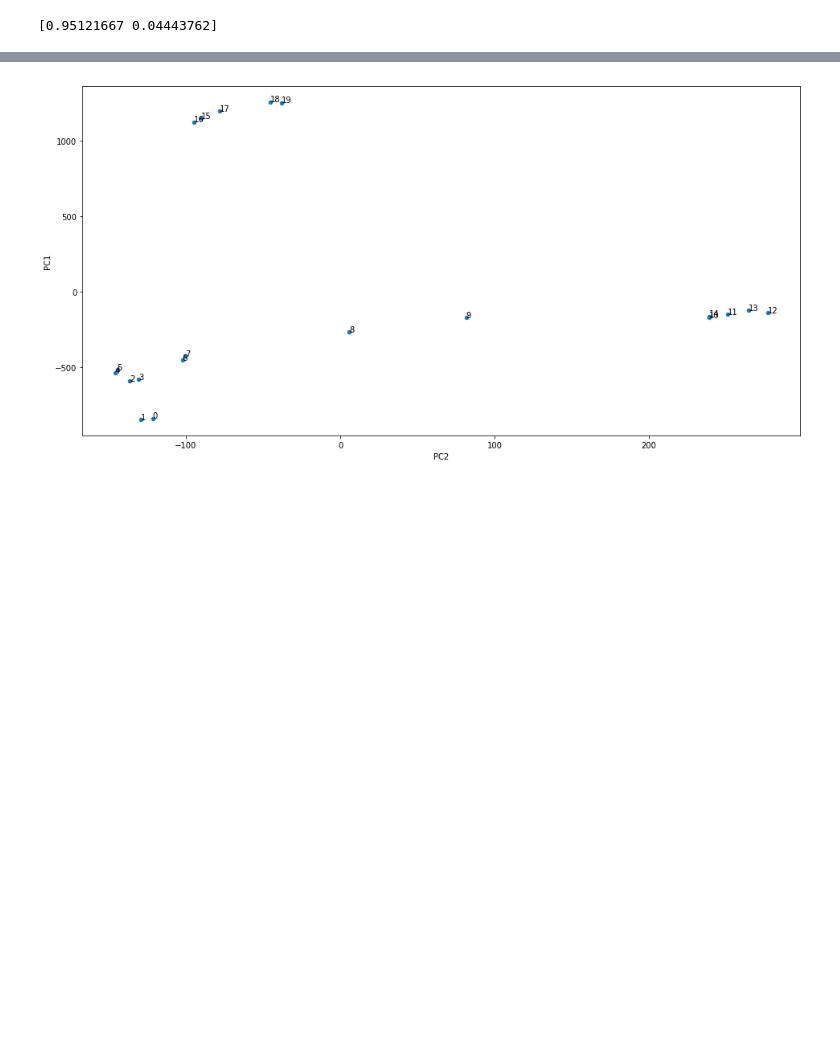
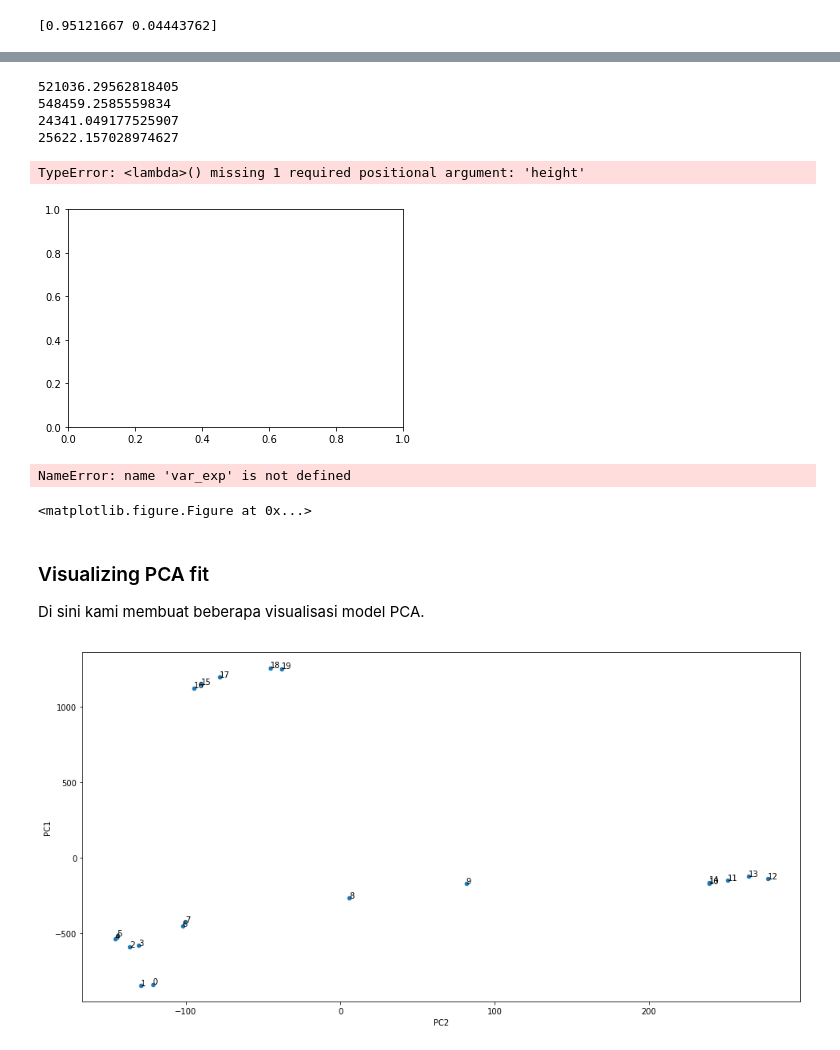
Before and after one commit to dasaptaerwin/iigw2018, a Jupyter notebook: IIGW2018.ipynb, the cells around one changed output, grey strips where cells are left out. Saved outputs shown, nothing was run; the diff lists cells and outputs as text; code cells hidden in the pictures; blank space fills up the shorter version.

```diff
--- a/IIGW2018.ipynb
+++ b/IIGW2018.ipynb
@@ -167,3 +182,7 @@ Di sini kita mencoba menggunakan dua analisis multivariabel, Principal Component
+# %%
+# scaling the dataset
+standardisedX = scale(df_cor) # scale() from sklearn
+standardisedX = pd.DataFrame(standardisedX, index=df_cor.index, columns=df_cor.columns)
 # %%
 from sklearn.decomposition import PCA
 pca = PCA(n_components=2, svd_solver='full')
@@ -181,3 +213,48 @@ print(pca.explained_variance_ratio_)
+# %%
+X_transformed = pca.fit_transform(df_cor)
+
+# We center the data and compute the sample covariance matrix.
+df_cor_centered = df_cor - np.mean(df_cor, axis=0)
+cov_matrix = np.dot(df_cor_centered.T, df_cor_centered) / 20
+eigenvalues = pca.explained_variance_
+for eigenvalue, eigenvector in zip(eigenvalues, pca.components_):
+    print(np.dot(eigenvector.T, np.dot(cov_matrix, eigenvector)))
+    print(eigenvalue)
+# %% [output]
+521036.29562818405
+548459.2585559834
+24341.049177525907
+25622.157028974627
+# %%
+type(eigenvalue)
+s = pd.Series(eigenvalue, index=[1,2,3,4])
+s = pd.DataFrame(s)
+plt.bar(s)
+# %% [output]
+TypeError: <lambda>() missing 1 required positional argument: 'height'
+[figure, added]
+# %%
+
+
+# plotting eigenvalues
+
+with plt.style.context('seaborn-whitegrid'):
+    plt.figure(figsize=(6, 4))
+
+    plt.bar(range(4), var_exp, alpha=0.5, align='center',
+            label='individual explained variance')
+    plt.step(range(4), cum_var_exp, where='mid',
+             label='cumulative explained variance')
+    plt.ylabel('Explained variance ratio')
+    plt.xlabel('Principal components')
+    plt.legend(loc='best')
+    plt.tight_layout()
+# %% [output]
+NameError: name 'var_exp' is not defined
+<matplotlib.figure.Figure at 0x...>
+# %% [markdown]
+### Visualizing PCA fit
+Di sini kami membuat beberapa visualisasi model PCA.
 # %%
 ax = existing_df_2d.plot(kind='scatter', x='PC2', y='PC1', figsize=(16,8))
 for i, sample in enumerate(existing_df_2d.index):
```
Also changed, not shown: parts of 8 cells of this notebook.
